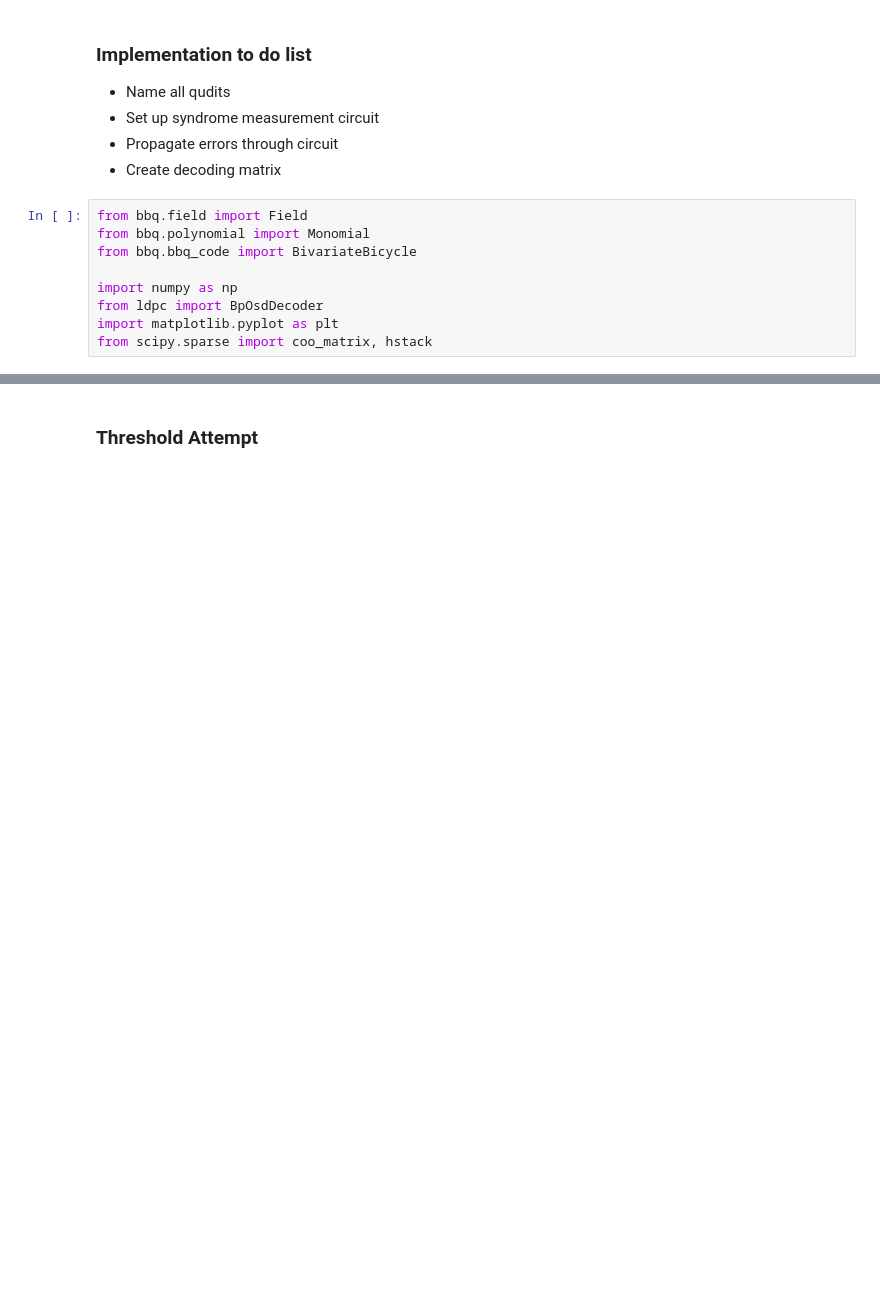
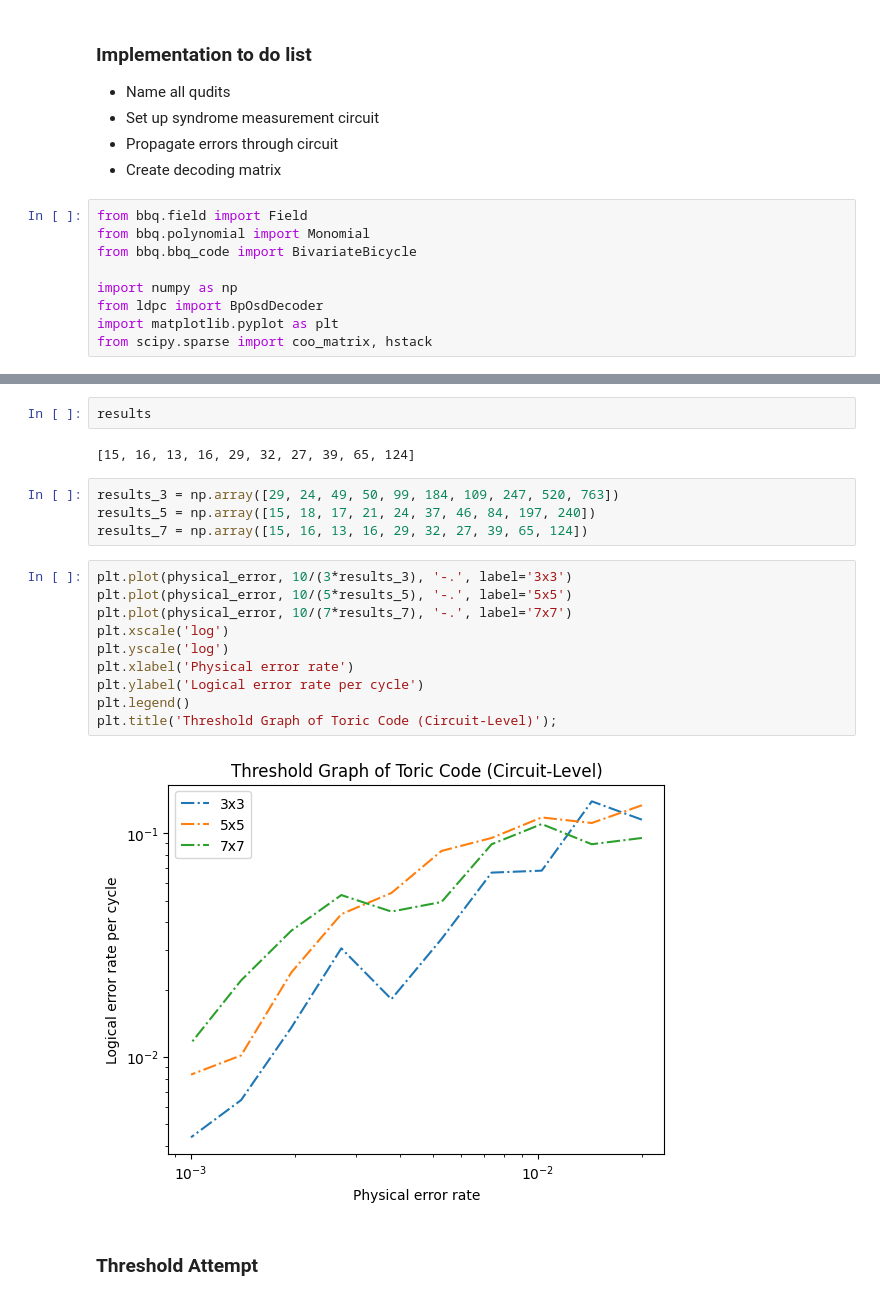
Before and after one commit to e-kneip/bbqudit, a Jupyter notebook: bbq/notebooks/circuit_level/final_circuit_level.ipynb, the cells around one changed output, grey strips where cells are left out. Drawn from its saved outputs; the diff is of its cells as text; blank space fills up the shorter version.

Commit message:
Feat: attempt circuit level simulation

```diff
--- a/bbq/notebooks/circuit_level/final_circuit_level.ipynb
+++ b/bbq/notebooks/circuit_level/final_circuit_level.ipynb
@@ -19,3 +115,23 @@ from scipy.sparse import coo_matrix, hstack
+# %%
+results
+# %% [output]
+[15, 16, 13, 16, 29, 32, 27, 39, 65, 124]
+# %%
+results_3 = np.array([29, 24, 49, 50, 99, 184, 109, 247, 520, 763])
+results_5 = np.array([15, 18, 17, 21, 24, 37, 46, 84, 197, 240])
+results_7 = np.array([15, 16, 13, 16, 29, 32, 27, 39, 65, 124])
+# %%
+plt.plot(physical_error, 10/(3*results_3), '-.', label='3x3')
+plt.plot(physical_error, 10/(5*results_5), '-.', label='5x5')
+plt.plot(physical_error, 10/(7*results_7), '-.', label='7x7')
+plt.xscale('log')
+plt.yscale('log')
+plt.xlabel('Physical error rate')
+plt.ylabel('Logical error rate per cycle')
+plt.legend()
+plt.title('Threshold Graph of Toric Code (Circuit-Level)');
+# %% [output]
+[figure, added]
 # %% [markdown]
 ### Threshold Attempt
 # %%
```
Also changed, not shown: parts of 4 cells of this notebook, 1 other file.
